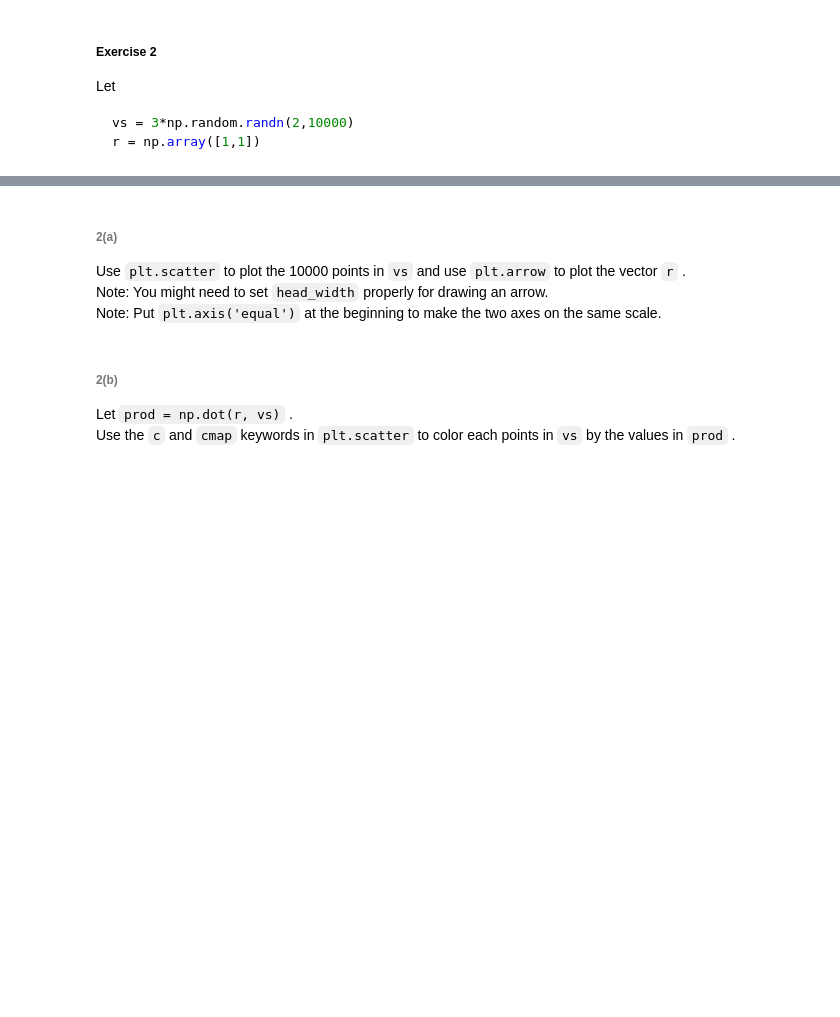
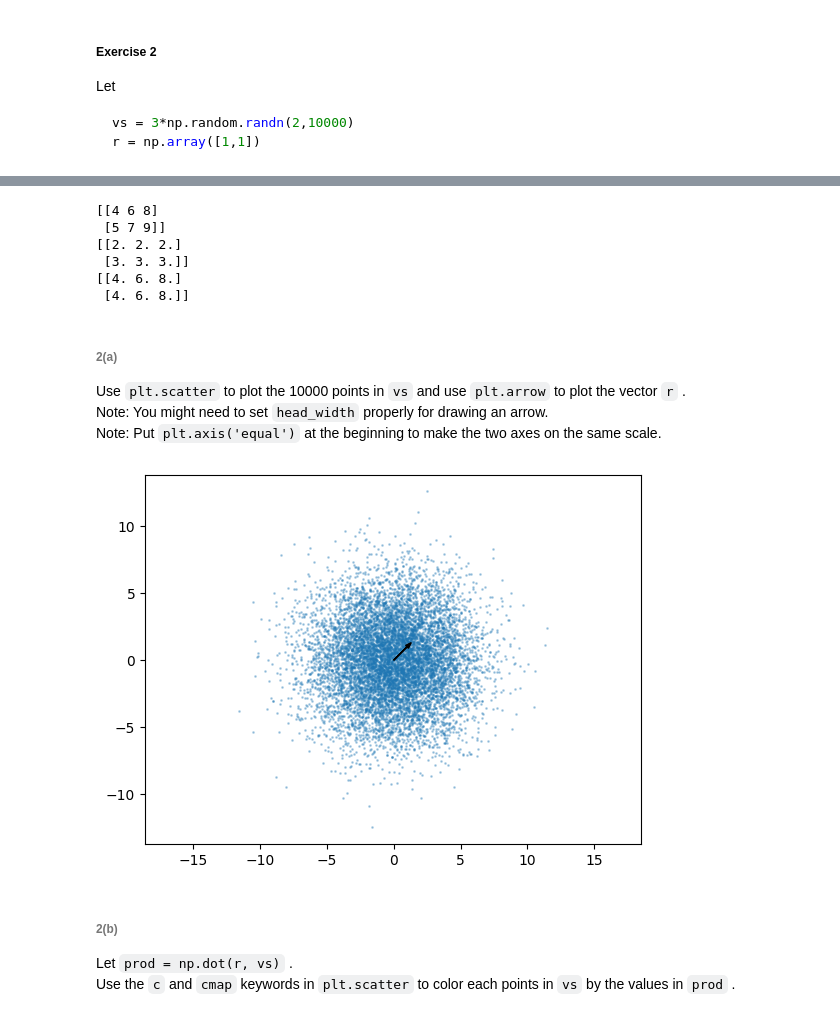
Before and after one commit to CHIENMINGCHEN314653001/Python-and-Machine-Learning-Algorithms, a Jupyter notebook: 02-Matrix-=-some-row-vectors.ipynb, the cells around one changed output, grey strips where cells are left out. Drawn from its saved outputs; the diff is of its cells as text; code cells hidden in the pictures; blank space fills up the shorter version.

```diff
--- a/02-Matrix-=-some-row-vectors.ipynb
+++ b/02-Matrix-=-some-row-vectors.ipynb
@@ -105,0 +189,22 @@ r = np.array([1,1])
+# %%
+import numpy as np
+
+# broadcasting
+col = np.array([
+    [1],
+    [2]
+])
+
+row = np.array([[3, 5, 7]])
+mtx = np.ones((2, 3))
+
+print(col + row)
+print(mtx + col)
+print(mtx + row)
+# %% [output]
+[[4 6 8]
+ [5 7 9]]
+[[2. 2. 2.]
+ [3. 3. 3.]]
+[[4. 6. 8.]
+ [4. 6. 8.]]
@@ -111,11 +219,13 @@ Note:  Put `plt.axis('equal')` at the beginning to make the two axes on the same
 # %%
 vs = 3 * np.random.randn(2, 10000)
 r = np.array([1, 1])
 
 plt.axis('equal')
 plt.scatter(vs[0], vs[1], s=1, alpha=0.3)
-plt.arrow(0, 0, r[0], r[1], head_width=0.3, color='red', zorder=5)
+plt.arrow(0, 0, r[0], r[1], head_width=0.3, color='black', zorder=5)
 plt.show()
+# %% [output]
+[figure, added]
 # %% [markdown]
 ###### 2(b)
 Let `prod = np.dot(r, vs)` .
```
Also changed, not shown: parts of 9 cells of this notebook.
